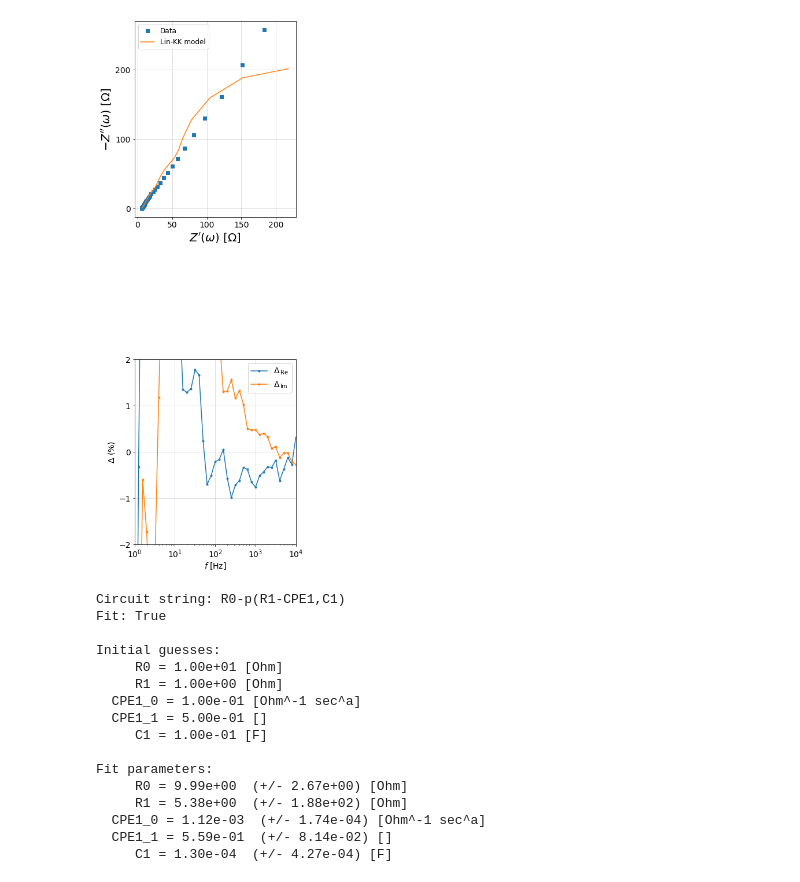
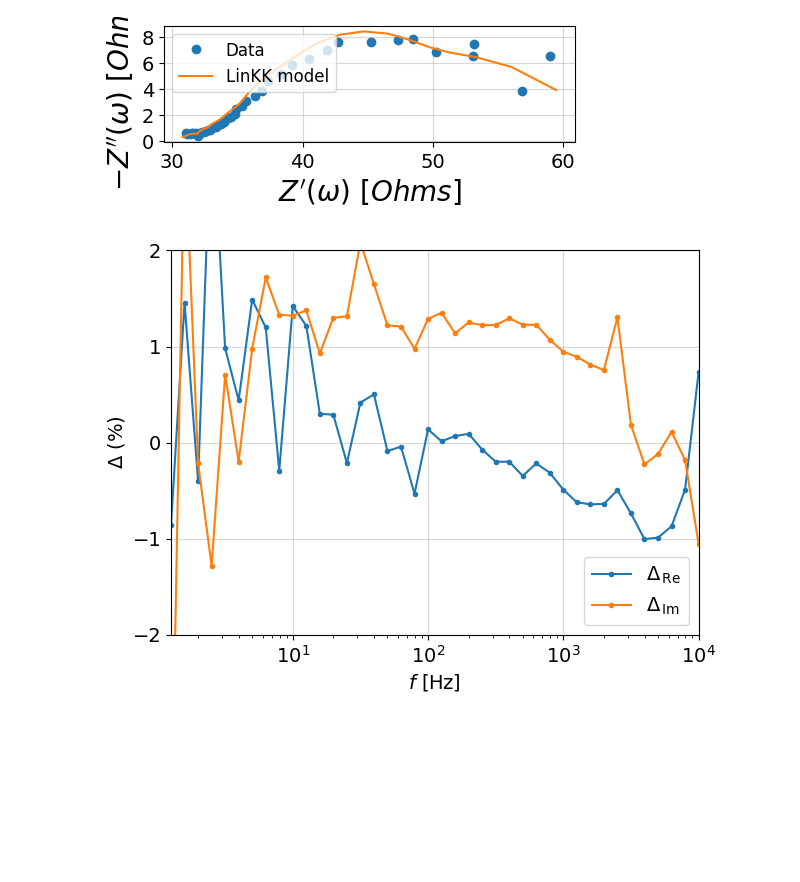
Before and after one commit to nicolesegura121/Impedance-Analysis, a Jupyter notebook: CodeEIS.ipynb, the cells around one changed output. Drawn from its saved outputs; the diff is of its cells as text; code cells hidden in the pictures; blank space fills up the shorter version.

```diff
--- a/CodeEIS.ipynb
+++ b/CodeEIS.ipynb
@@ -67,45 +72,13 @@ mu = 0.42
-# %%
-from impedance.visualization import plot_nyquist, plot_residuals
-fig = plt.figure(figsize=(5,20))
-gs = fig.add_gridspec(3, 1)
-ax1 = fig.add_subplot(gs[:2,:])
-ax2 = fig.add_subplot(gs[2,:])
-
-# plot original data
-plot_nyquist(ax1, Z, fmt='s')
-
-# plot measurement model
-plot_nyquist(ax1, Z_linKK, fmt='-', scale=1, units='\Omega')
-ax1.legend(['Data', 'Lin-KK model'], loc=2, fontsize=12)
-
-# Plot residuals
-plot_residuals(ax2, f, res_real, res_imag, y_limits=(-2,2))
-
-plt.show()
-# %% [output]
-[figure, removed]
-# %%
-#This could be a simple Randles circuit or any other arrangement that you think describes your system. You can check that
-circuit = 'R0-p(R1-CPE1,C1)'
-initial_guess = [10, 1, 0.1,0.5, 0.1]
-
-circuit = CustomCircuit(circuit, initial_guess=initial_guess)
-circuit.fit(frequencies, Z)
-print (circuit)
-# %% [output]
-Circuit string: R0-p(R1-CPE1,C1)
-Fit: True
-
-Initial guesses:
-     R0 = 1.00e+01 [Ohm]
-     R1 = 1.00e+00 [Ohm]
-  CPE1_0 = 1.00e-01 [Ohm^-1 sec^a]
-  CPE1_1 = 5.00e-01 []
-     C1 = 1.00e-01 [F]
-
-Fit parameters:
-     R0 = 9.99e+00  (+/- 2.67e+00) [Ohm]
-     R1 = 5.38e+00  (+/- 1.88e+02) [Ohm]
-  CPE1_0 = 1.12e-03  (+/- 1.74e-04) [Ohm^-1 sec^a]
-  CPE1_1 = 5.59e-01  (+/- 8.14e-02) []
-     C1 = 1.30e-04  (+/- 4.27e-04) [F]
+# %%
+from impedance.visualization import plot_nyquist, plot_residuals
+fig, ax = plt.subplots(figsize = (5,8))
+plot_nyquist(Z, fmt='o', ax=ax, scale = 1)
+plot_nyquist(Z_linKK, fmt='-', ax=ax, scale = 1)
+ax.legend(['Data', 'LinKK model'], loc=2, fontsize=12)
+plt.tight_layout()
+fig, ax1 = plt.subplots()
+plot_residuals(ax1,f, res_real, res_imag, y_limits=(-2,2))
+plt.tight_layout()
+# %% [output]
+[figure, added]
+[figure, added]
```
Also changed, not shown: parts of 9 cells of this notebook.
